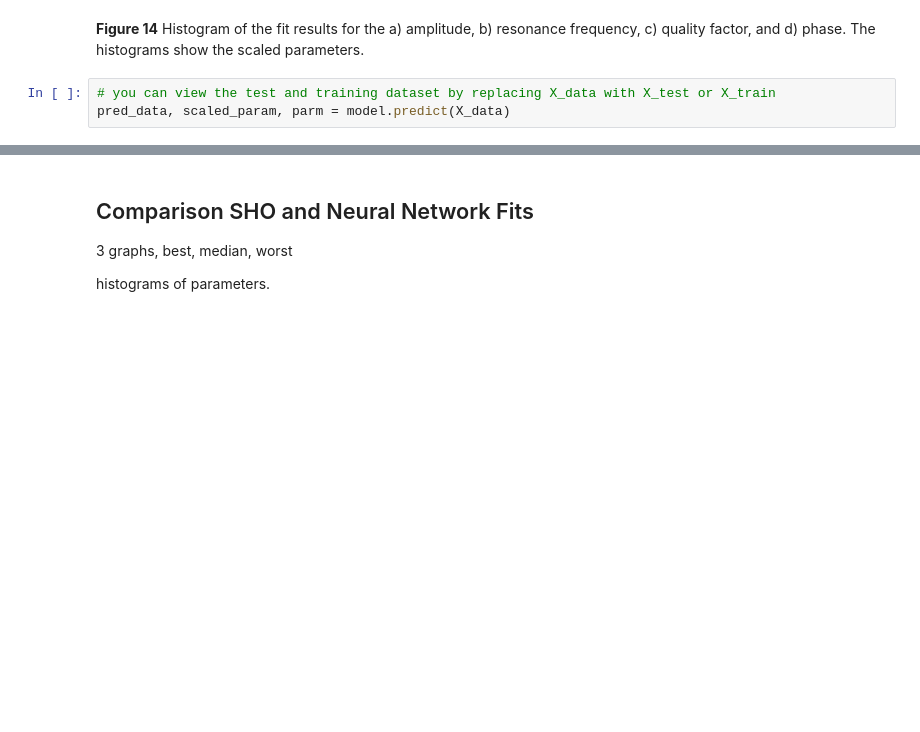
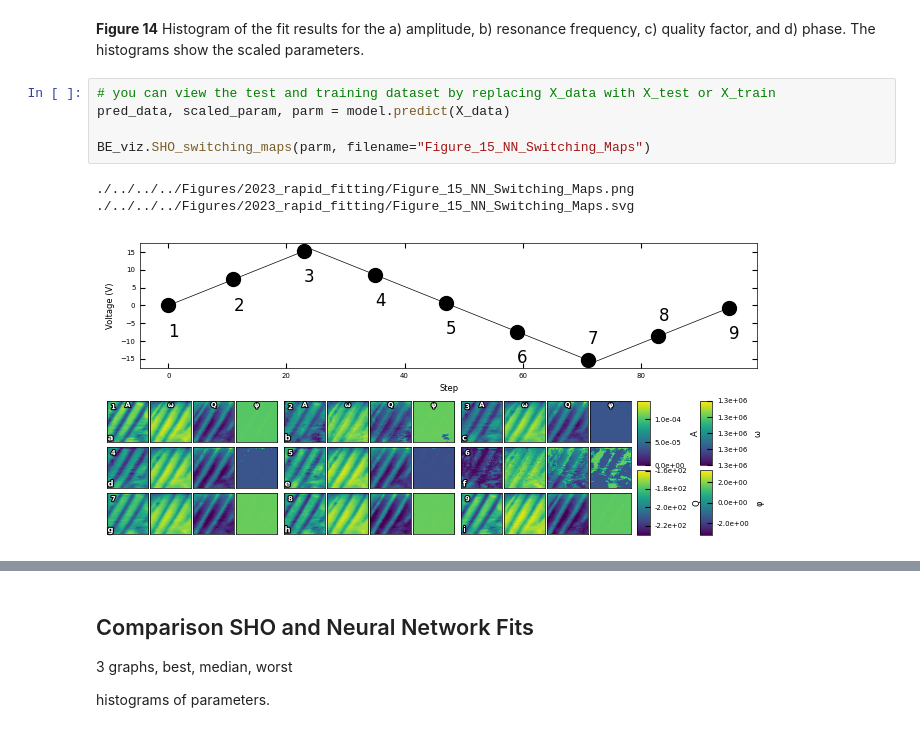
Before and after one commit to m3-learning/m3_learning, a Jupyter notebook: m3_learning/papers/2023_Rapid_Fitting/3_Pytorch_SHO_Fitter.ipynb, the cells around one changed output, grey strips where cells are left out. Cells and saved outputs as stored; diff of their text form; blank space fills up the shorter version.

```diff
--- a/m3_learning/papers/2023_Rapid_Fitting/3_Pytorch_SHO_Fitter.ipynb
+++ b/m3_learning/papers/2023_Rapid_Fitting/3_Pytorch_SHO_Fitter.ipynb
@@ -400,3 +392,9 @@ BE_viz.SHO_hist(out, filename="Figure_13_NN_scaled_Parameters_Histograms")
 # %%
 # you can view the test and training dataset by replacing X_data with X_test or X_train
 pred_data, scaled_param, parm = model.predict(X_data)
+
+BE_viz.SHO_switching_maps(parm, filename="Figure_15_NN_Switching_Maps")
+# %% [output]
+./../../../Figures/2023_rapid_fitting/Figure_15_NN_Switching_Maps.png
+./../../../Figures/2023_rapid_fitting/Figure_15_NN_Switching_Maps.svg
+[figure, added]
```
Also changed, not shown: parts of 59 cells of this notebook, 2 other files.
